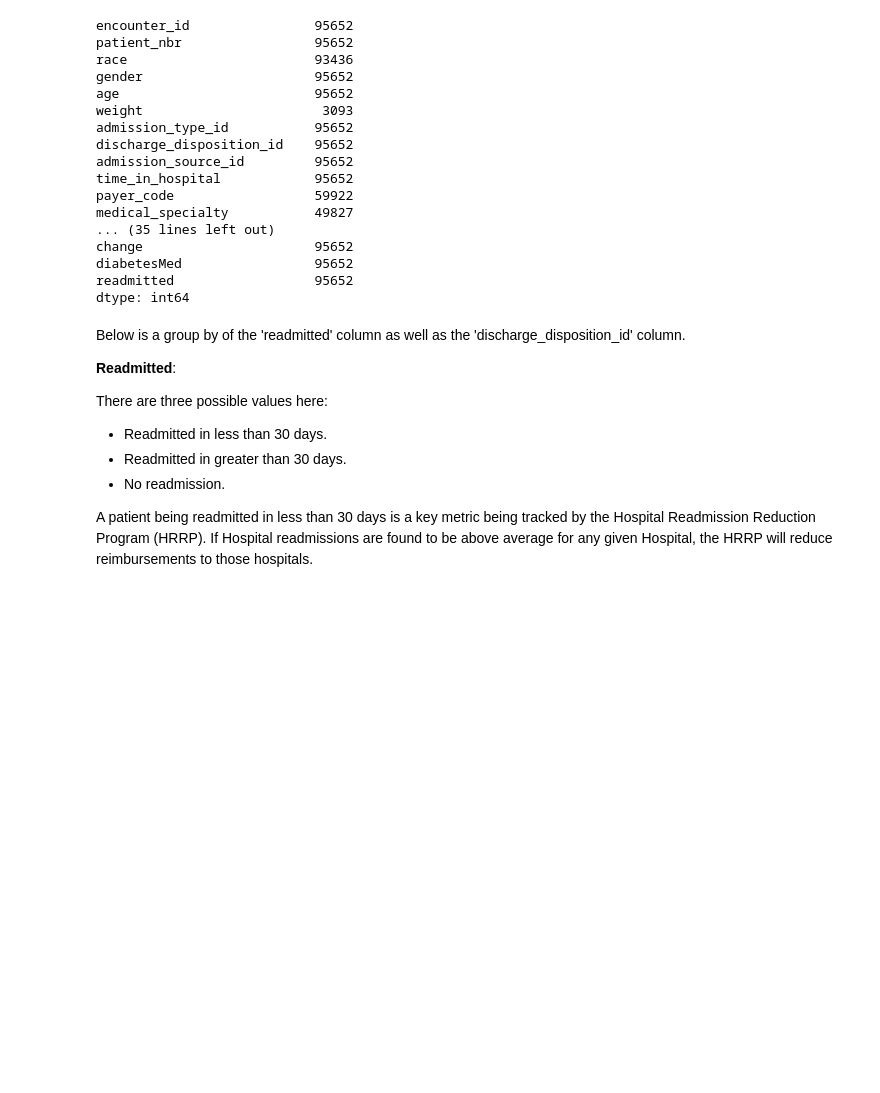
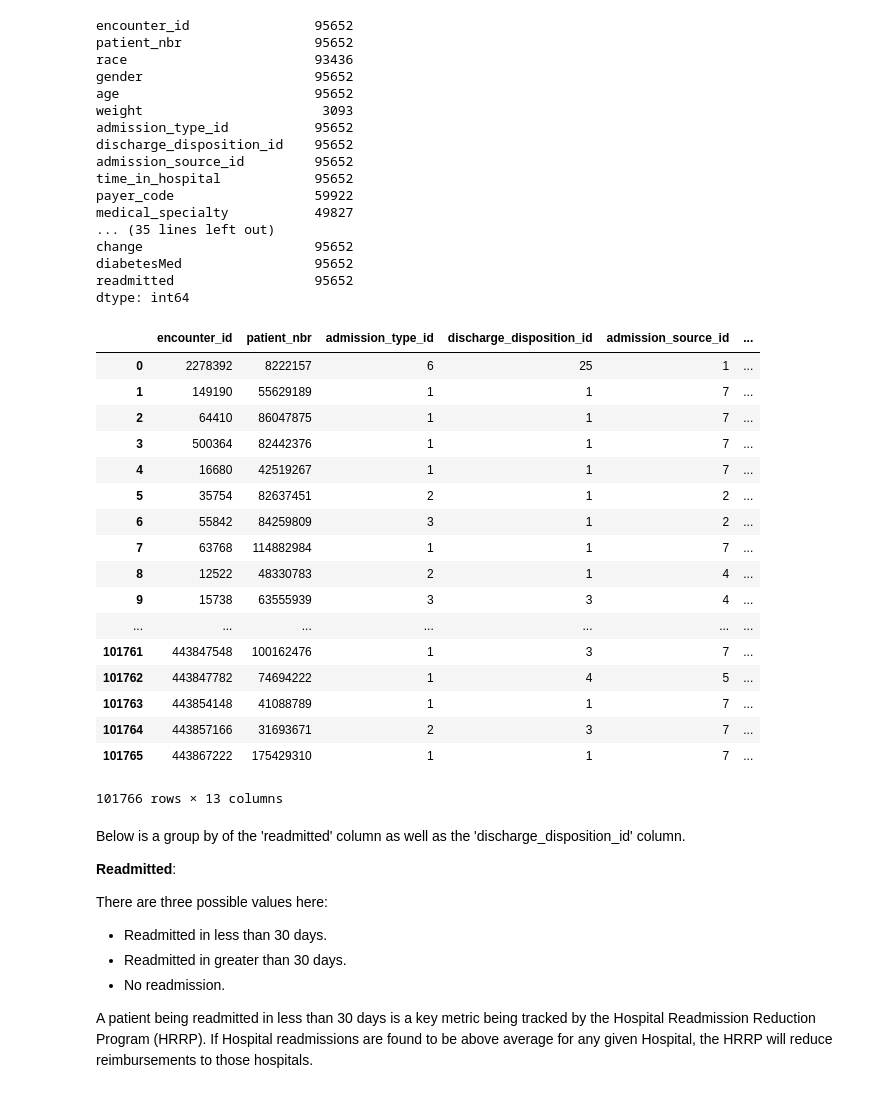
Before and after one commit to clstaub/Predicting_Hospital_Readmissions, a Jupyter notebook: Predicting_Hospital_Readmissions_test.ipynb, the cells around one changed output. Saved outputs shown, nothing was run; the diff lists cells and outputs as text; code cells hidden in the pictures; blank space fills up the shorter version.

```diff
--- a/Predicting_Hospital_Readmissions_test.ipynb
+++ b/Predicting_Hospital_Readmissions_test.ipynb
@@ -112,6 +93,43 @@ change                      95652
 diabetesMed                 95652
 readmitted                  95652
 dtype: int64
+# %%
+def get_num_cols(df):
+    '''
+    Description: Takes a dataframe as it's input and returns a list
+    of all continuous/numeric columns
+    Input: Pandas DF
+    Output: List of numeric cols
+    '''
+    intlist=[]
+    for col in df.columns:
+        colstring = str(col)
+        for val in df[colstring]:
+            if type(val) == int:
+                intlist.append(colstring)
+                break
+    return pd.DataFrame(df[intlist])
+
+get_num_cols(df)
+# %% [output]
+|  | encounter_id | patient_nbr | admission_type_id | discharge_disposition_id | admission_source_id | ... |
+| 0 | 2278392 | 8222157 | 6 | 25 | 1 | ... |
+| 1 | 149190 | 55629189 | 1 | 1 | 7 | ... |
+| 2 | 64410 | 86047875 | 1 | 1 | 7 | ... |
+| 3 | 500364 | 82442376 | 1 | 1 | 7 | ... |
+| 4 | 16680 | 42519267 | 1 | 1 | 7 | ... |
+| 5 | 35754 | 82637451 | 2 | 1 | 2 | ... |
+| 6 | 55842 | 84259809 | 3 | 1 | 2 | ... |
+| 7 | 63768 | 114882984 | 1 | 1 | 7 | ... |
+| 8 | 12522 | 48330783 | 2 | 1 | 4 | ... |
+| 9 | 15738 | 63555939 | 3 | 3 | 4 | ... |
+| ... | ... | ... | ... | ... | ... | ... |
+| 101761 | 443847548 | 100162476 | 1 | 3 | 7 | ... |
+| 101762 | 443847782 | 74694222 | 1 | 4 | 5 | ... |
+| 101763 | 443854148 | 41088789 | 1 | 1 | 7 | ... |
+| 101764 | 443857166 | 31693671 | 2 | 3 | 7 | ... |
+| 101765 | 443867222 | 175429310 | 1 | 1 | 7 | ... |
+101766 rows × 13 columns
 # %% [markdown]
 Below is a group by of the 'readmitted' column as well as the 'discharge_disposition_id' column.
 
```
Also changed, not shown: parts of 2 cells of this notebook, 1 other file.
